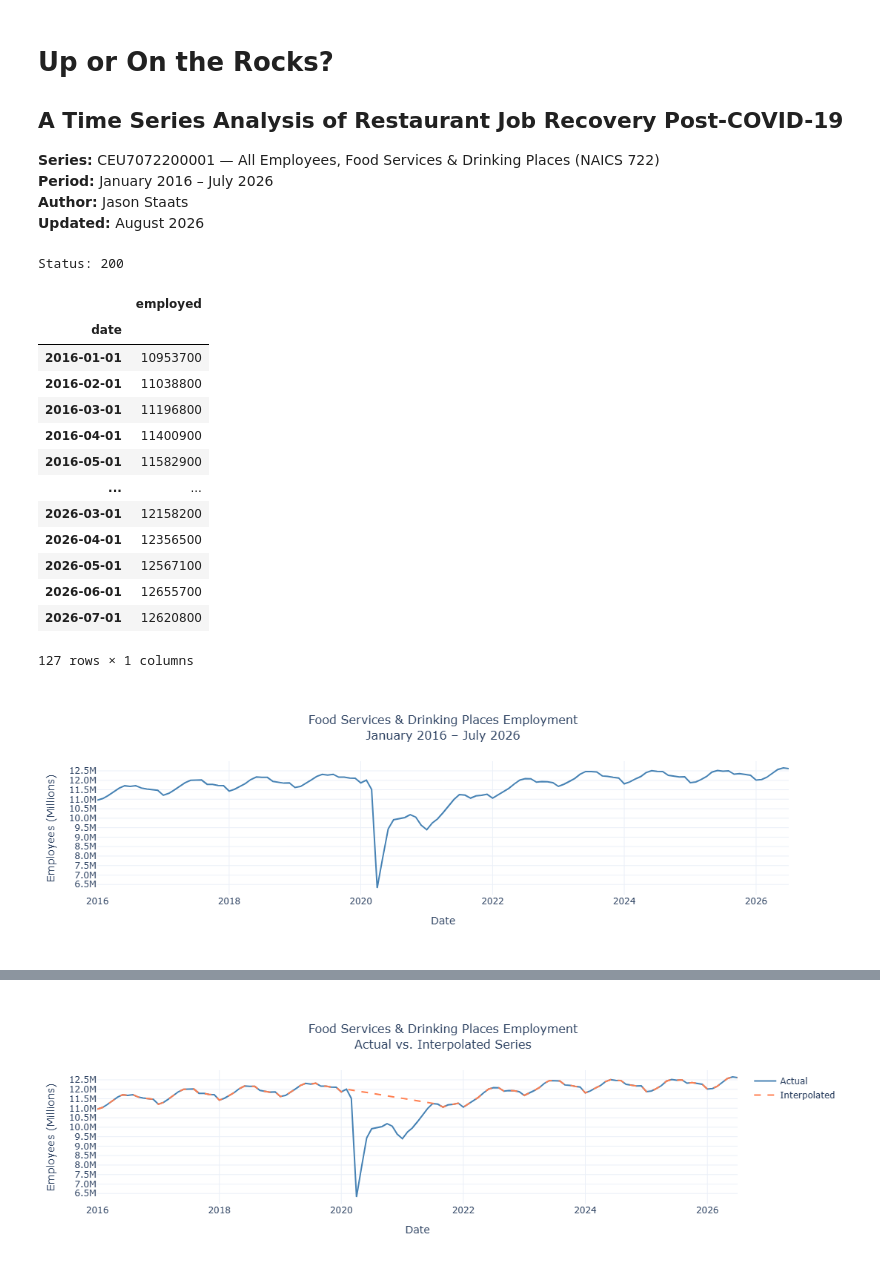
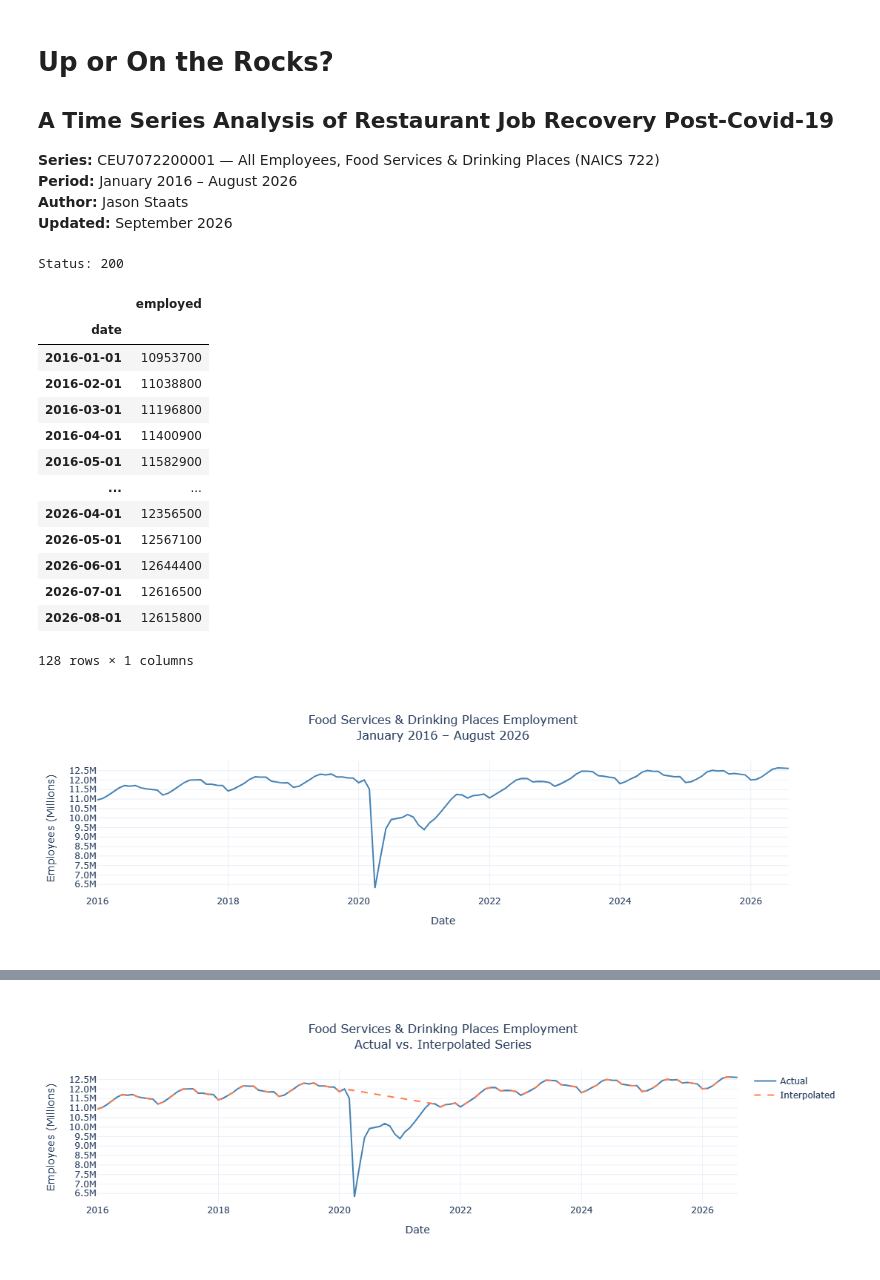
Before and after one commit to Jason-Staats/up-or-on-the-rocks, a Jupyter notebook: up_or_rocks.ipynb, the cells around one changed output, grey strips where cells are left out. Saved outputs shown, nothing was run; the diff lists cells and outputs as text; code cells hidden in the pictures.

```diff
--- a/up_or_rocks.ipynb
+++ b/up_or_rocks.ipynb
@@ -1,11 +1,11 @@
 # %% [markdown]
 # Up or On the Rocks?
-## A Time Series Analysis of Restaurant Job Recovery Post-COVID-19
+## A Time Series Analysis of Restaurant Job Recovery Post-Covid-19
 
 **Series:** CEU7072200001 — All Employees, Food Services & Drinking Places (NAICS 722)
-**Period:** January 2016 – July 2026
+**Period:** January 2016 – August 2026
 **Author:** Jason Staats
-**Updated:** August 2026
+**Updated:** September 2026
 # %%
 # --- Core ---
 import requests
@@ -40,7 +40,7 @@ sns.set_theme(style='whitegrid')
 plt.rcParams['figure.figsize'] = (14, 6)
 plt.rcParams['font.family'] = 'sans-serif'
 
-API_KEY = "9b0fcfcb4a13446eab002fb4308bcb99"
+API_KEY = "Your Key Here"
 url = "https://api.bls.gov/publicAPI/v2/timeseries/data/"
 
 payload = {
@@ -75,7 +75,6 @@ df = df.drop(columns='value')
 df['date'] = pd.to_datetime(df[['year', 'month']].assign(day=1))
 df = df.set_index('date')
 df = df.drop(columns=['year', 'month'])
-df.to_csv('up_or_rocks.csv')
 df
 # %% [output]
 Status: 200
@@ -87,40 +86,40 @@ Status: 200
 | 2016-04-01 | 11400900 |
 | 2016-05-01 | 11582900 |
 | ... | ... |
-| 2026-03-01 | 12158200 |
 | 2026-04-01 | 12356500 |
 | 2026-05-01 | 12567100 |
-| 2026-06-01 | 12655700 |
-| 2026-07-01 | 12620800 |
+| 2026-06-01 | 12644400 |
+| 2026-07-01 | 12616500 |
+| 2026-08-01 | 12615800 |
-127 rows × 1 columns
+128 rows × 1 columns
 # %%
 # =============================================================================
 # Section 2: Full Series
 # =============================================================================
 
 fig = go.Figure()
 
 fig.add_trace(go.Scatter(
     x=df.index, y=df['employed'],
     mode='lines',
     name='Employed',
     line=dict(color='steelblue', width=2)
 ))
 
 fig.update_layout(
-    title=dict(text='Food Services & Drinking Places Employment<br>January 2016 – July 2026',
+    title=dict(text='Food Services & Drinking Places Employment<br>January 2016 – August 2026',
                x=0.5, font=dict(size=16)),
     xaxis_title='Date',
     yaxis_title='Employees (Millions)',
     yaxis=dict(tickformat='.1fM', tickvals=list(range(6_500_000, 13_000_000, 500_000)),
                ticktext=[f'{v/1_000_000:.1f}M' for v in range(6_500_000, 13_000_000, 500_000)]),
     hovermode='x unified',
     template='plotly_white'
 )
 
 fig.show()
 # %% [output]
-[figure, old version]
+[figure, new version]
 # %% [markdown]
 ## Full Series
 
```
Also changed, not shown: parts of 12 cells of this notebook, 7 other files.
